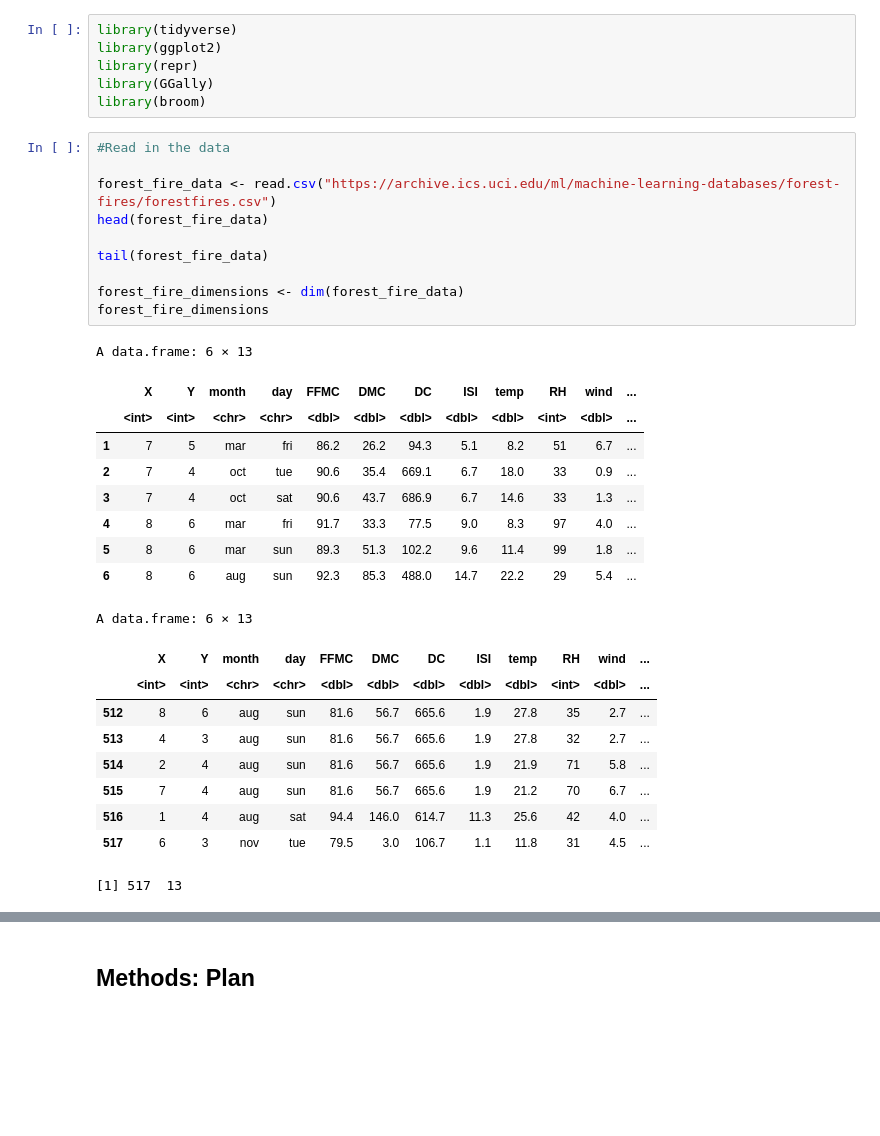
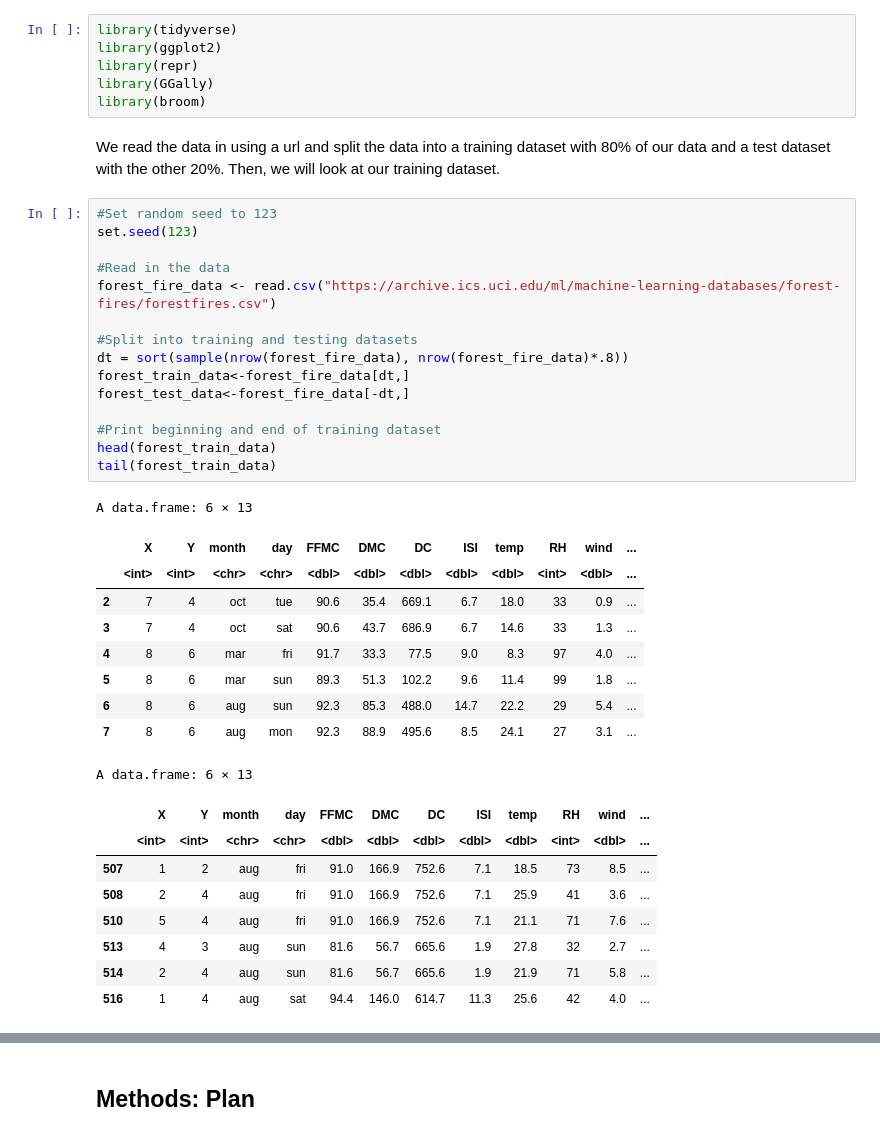
Before and after one commit to jjadeb/Stat_301_Project, a Jupyter notebook: stat-301-project/Proposal.ipynb, the cells around one changed output, grey strips where cells are left out. Saved outputs shown, nothing was run; the diff lists cells and outputs as text; blank space fills up the shorter version.

```diff
--- a/stat-301-project/Proposal.ipynb
+++ b/stat-301-project/Proposal.ipynb
@@ -12,33 +12,39 @@ library(ggplot2)
 library(repr)
 library(GGally)
 library(broom)
+# %% [markdown]
+We read the data in using a url and split the data into a training dataset with 80% of our data and a test dataset with the other 20%. Then, we will look at our training dataset.
 # %%
+#Set random seed to 123
+set.seed(123)
+
 #Read in the data
+forest_fire_data <- read.csv("https://archive.ics.uci.edu/ml/machine-learning-databases/forest-fires/forestfires.csv")
 
-forest_fire_data <- read.csv("https://archive.ics.uci.edu/ml/machine-learning-databases/forest-fires/forestfires.csv")
-head(forest_fire_data)
+#Split into training and testing datasets
+dt = sort(sample(nrow(forest_fire_data), nrow(forest_fire_data)*.8))
+forest_train_data<-forest_fire_data[dt,]
+forest_test_data<-forest_fire_data[-dt,]
 
-tail(forest_fire_data)
-
-forest_fire_dimensions <- dim(forest_fire_data)
-forest_fire_dimensions
+#Print beginning and end of training dataset
+head(forest_train_data)
+tail(forest_train_data)
 # %% [output]
 A data.frame: 6 × 13
 |  | X | Y | month | day | FFMC | DMC | DC | ISI | temp | RH | wind | ... |
 |  | <int> | <int> | <chr> | <chr> | <dbl> | <dbl> | <dbl> | <dbl> | <dbl> | <int> | <dbl> | ... |
-| 1 | 7 | 5 | mar | fri | 86.2 | 26.2 | 94.3 | 5.1 | 8.2 | 51 | 6.7 | ... |
 | 2 | 7 | 4 | oct | tue | 90.6 | 35.4 | 669.1 | 6.7 | 18.0 | 33 | 0.9 | ... |
 | 3 | 7 | 4 | oct | sat | 90.6 | 43.7 | 686.9 | 6.7 | 14.6 | 33 | 1.3 | ... |
 | 4 | 8 | 6 | mar | fri | 91.7 | 33.3 | 77.5 | 9.0 | 8.3 | 97 | 4.0 | ... |
 | 5 | 8 | 6 | mar | sun | 89.3 | 51.3 | 102.2 | 9.6 | 11.4 | 99 | 1.8 | ... |
 | 6 | 8 | 6 | aug | sun | 92.3 | 85.3 | 488.0 | 14.7 | 22.2 | 29 | 5.4 | ... |
+| 7 | 8 | 6 | aug | mon | 92.3 | 88.9 | 495.6 | 8.5 | 24.1 | 27 | 3.1 | ... |
 A data.frame: 6 × 13
 |  | X | Y | month | day | FFMC | DMC | DC | ISI | temp | RH | wind | ... |
 |  | <int> | <int> | <chr> | <chr> | <dbl> | <dbl> | <dbl> | <dbl> | <dbl> | <int> | <dbl> | ... |
-| 512 | 8 | 6 | aug | sun | 81.6 | 56.7 | 665.6 | 1.9 | 27.8 | 35 | 2.7 | ... |
+| 507 | 1 | 2 | aug | fri | 91.0 | 166.9 | 752.6 | 7.1 | 18.5 | 73 | 8.5 | ... |
+| 508 | 2 | 4 | aug | fri | 91.0 | 166.9 | 752.6 | 7.1 | 25.9 | 41 | 3.6 | ... |
+| 510 | 5 | 4 | aug | fri | 91.0 | 166.9 | 752.6 | 7.1 | 21.1 | 71 | 7.6 | ... |
 | 513 | 4 | 3 | aug | sun | 81.6 | 56.7 | 665.6 | 1.9 | 27.8 | 32 | 2.7 | ... |
 | 514 | 2 | 4 | aug | sun | 81.6 | 56.7 | 665.6 | 1.9 | 21.9 | 71 | 5.8 | ... |
-| 515 | 7 | 4 | aug | sun | 81.6 | 56.7 | 665.6 | 1.9 | 21.2 | 70 | 6.7 | ... |
 | 516 | 1 | 4 | aug | sat | 94.4 | 146.0 | 614.7 | 11.3 | 25.6 | 42 | 4.0 | ... |
-| 517 | 6 | 3 | nov | tue | 79.5 | 3.0 | 106.7 | 1.1 | 11.8 | 31 | 4.5 | ... |
-[1] 517  13
```
Also changed, not shown: parts of 23 cells of this notebook.
